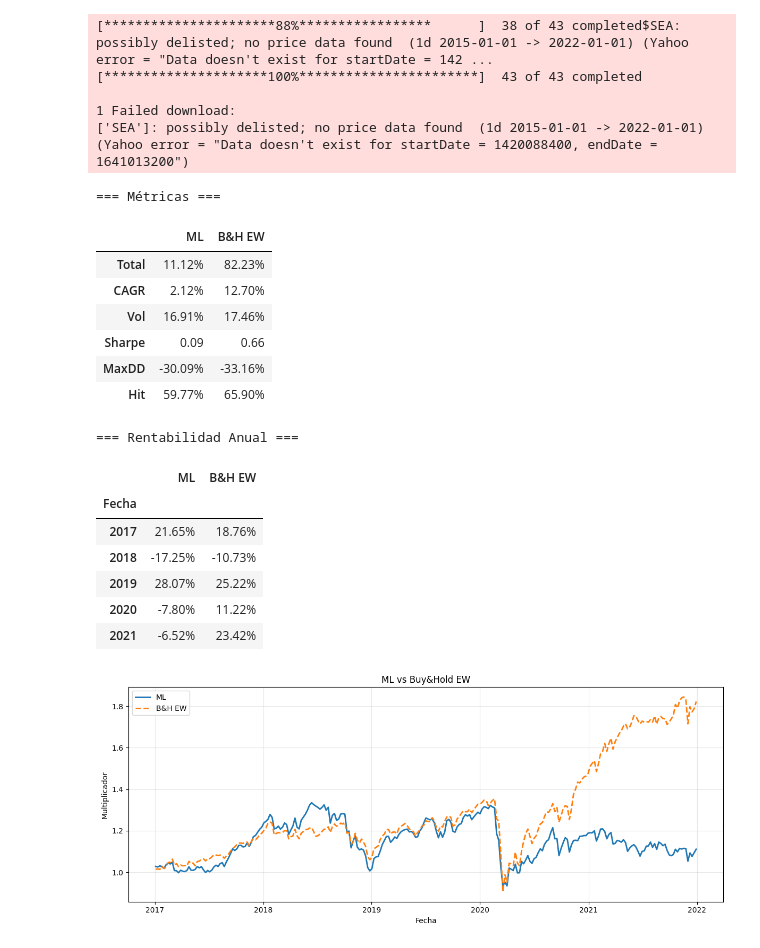
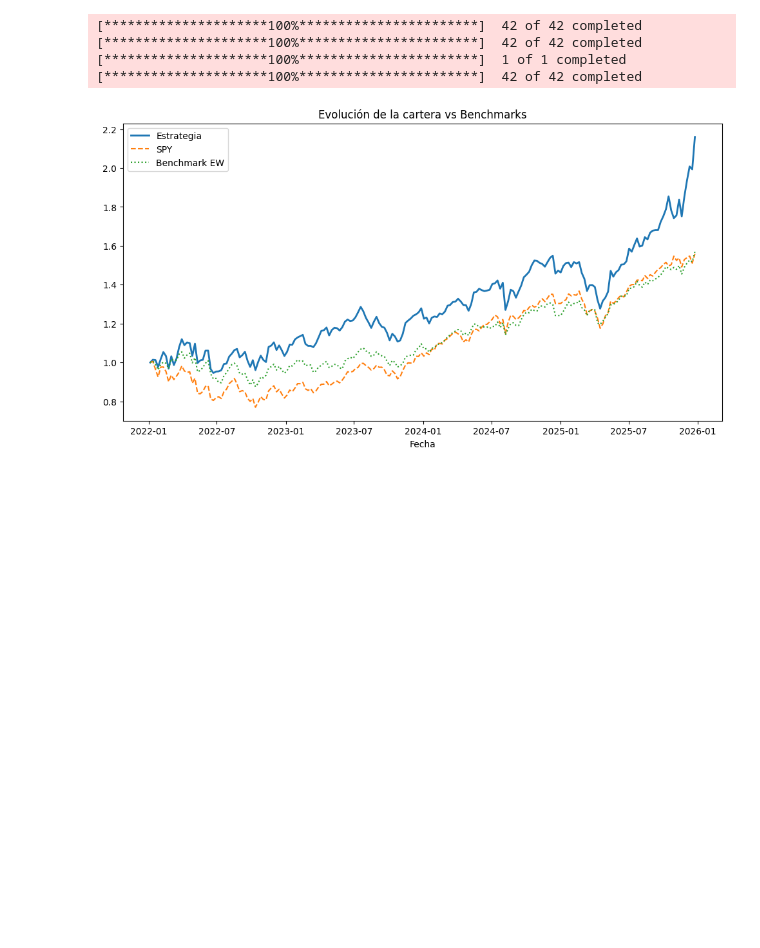
Before and after one commit to Javi-Puerta/Trabajo_gestion_cuantitativa, a Jupyter notebook: prueba_modelo2.ipynb, the cells around one changed output. Saved outputs shown, nothing was run; the diff lists cells and outputs as text; code cells hidden in the pictures; blank space fills up the shorter version.

```diff
--- a/prueba_modelo2.ipynb
+++ b/prueba_modelo2.ipynb
@@ -33,49 +15,25 @@ Número de tickers: 42
 # %%
 universo = UniversoActivosEstatico(tickers=tickers)
-
-proveedor = YFinanceProvider(
-    tickers    = tickers,
-    start_date = "2015-01-01",
-    end_date   = "2022-01-01"
-)
-
-fe = FeatureEngineer(criterio="mediana", ticker_indice="SPY")
-
-modelo = RandomForestModel(positive_class_weight=1.0)
-
-engine = BacktestEngine(
-    universo         = universo,
-    proveedor        = proveedor,
-    feature_engineer = fe,
-    modelo           = modelo,
-    start_date       = "2015-01-01",  # ← añadido
-    end_date         = "2022-01-01",  # ← añadido
-    len_ventana      = 2,
-    n_activos_obj    = 5,
-    umbral_salida    = 7,
-)
-
-resultados, total = engine.run()
+proveedor = YFinanceProvider()
+fe = FeatureEngineer(criterio=5, ticker_indice="SPY")
+modelo = RandomForestModel(positive_class_weight=2.0)
+estrategia = EstrategiaMLEquiponderada(modelo=modelo, n_activos_obj=5, umbral_salida=7)
-# %% [output]
-[**********************88%*****************      ]  38 of 43 completed$SEA: possibly delisted; no price data found  (1d 2015-01-01 -> 2022-01-01) (Yahoo error = "Data doesn't exist for startDate = 142 ...
-[*********************100%***********************]  43 of 43 completed
-
-1 Failed download:
-['SEA']: possibly delisted; no price data found  (1d 2015-01-01 -> 2022-01-01) (Yahoo error = "Data doesn't exist for startDate = 1420088400, endDate = 1641013200")
-=== Métricas ===
-|  | ML | B&H EW |
-| Total | 11.12% | 82.23% |
-| CAGR | 2.12% | 12.70% |
-| Vol | 16.91% | 17.46% |
-| Sharpe | 0.09 | 0.66 |
-| MaxDD | -30.09% | -33.16% |
-| Hit | 59.77% | 65.90% |
-=== Rentabilidad Anual ===
-|  | ML | B&H EW |
-| Fecha |  |  |
-| 2017 | 21.65% | 18.76% |
-| 2018 | -17.25% | -10.73% |
-| 2019 | 28.07% | 25.22% |
-| 2020 | -7.80% | 11.22% |
-| 2021 | -6.52% | 23.42% |
-[figure, removed]
+# %%
+engine = BacktestEngine(
+    universo=universo,
+    proveedor=proveedor,
+    feature_engineer=fe,
+    estrategia=estrategia,
+    start_date="2020-01-01",
+    end_date="2026-01-01",
+    len_ventana=2,
+    nominal=10000000
+)
+
+engine.print_results(bmks=["SPY"], bmk_equal_weight=tickers)
+# %% [output]
+[*********************100%***********************]  42 of 42 completed
+[*********************100%***********************]  42 of 42 completed
+[*********************100%***********************]  1 of 1 completed
+[*********************100%***********************]  42 of 42 completed
+[figure, added]
```
Also changed, not shown: parts of 2 cells of this notebook, 4 other files.
